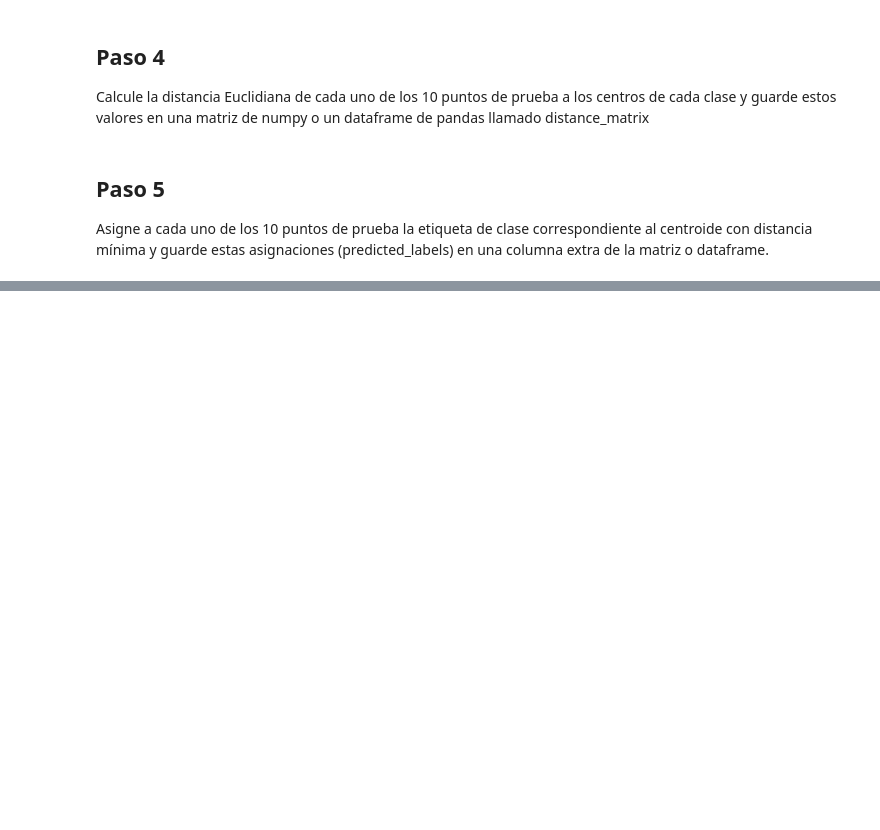
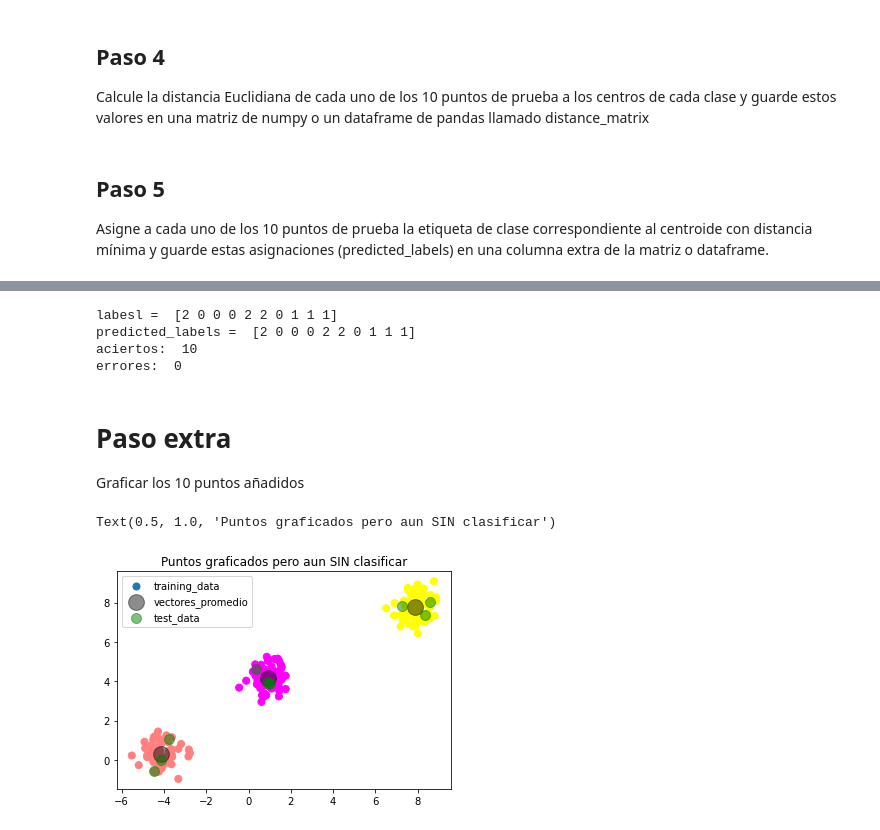
Before and after one commit to Edgar-La/Machine_Learning, a Jupyter notebook: Minimum_Euclidean_distance_classifier/MEDC.ipynb, the cells around one changed output, grey strips where cells are left out. Saved outputs shown, nothing was run; the diff lists cells and outputs as text; code cells hidden in the pictures; blank space fills up the shorter version.

```diff
--- a/Minimum_Euclidean_distance_classifier/MEDC.ipynb
+++ b/Minimum_Euclidean_distance_classifier/MEDC.ipynb
@@ -80,0 +168,8 @@ distance_matrix = distancia_euclidiana(test_data, vectores_promedio)
+# %%
+#Paso 6
+aciertos, errores = comparar_labels(y, predicted_labels)
+# %% [output]
+labesl =  [2 0 0 0 2 2 0 1 1 1]
+predicted_labels =  [2 0 0 0 2 2 0 1 1 1]
+aciertos:  10
+errores:  0
@@ -80,0 +178,12 @@ distance_matrix = distancia_euclidiana(test_data, vectores_promedio)
+# %% [markdown]
+# Paso extra
+Graficar los 10 puntos añadidos
+# %%
+plt.scatter(training_data[:,0], training_data[:,1], c=labels, s=50, cmap='spring', label = 'training_data')
+plt.scatter(vectores_promedio[:,0], vectores_promedio[:,1], c='black', s=250, alpha = .45, label = 'vectores_promedio')
+plt.scatter(test_data[:,0], test_data[:,1], c='green', s=100, alpha = .5, label = 'test_data')
+plt.legend()
+plt.title('Puntos graficados pero aun SIN clasificar')
+# %% [output]
+Text(0.5, 1.0, 'Puntos graficados pero aun SIN clasificar')
+[figure, added]
```
Also changed, not shown: parts of 11 cells of this notebook.
